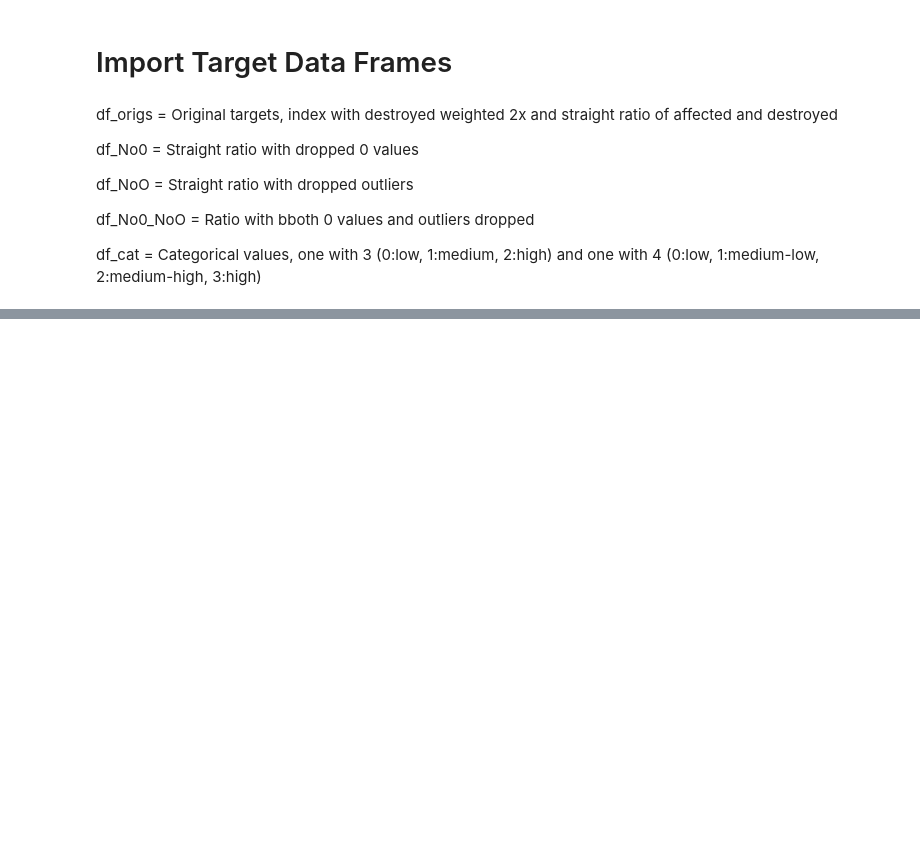
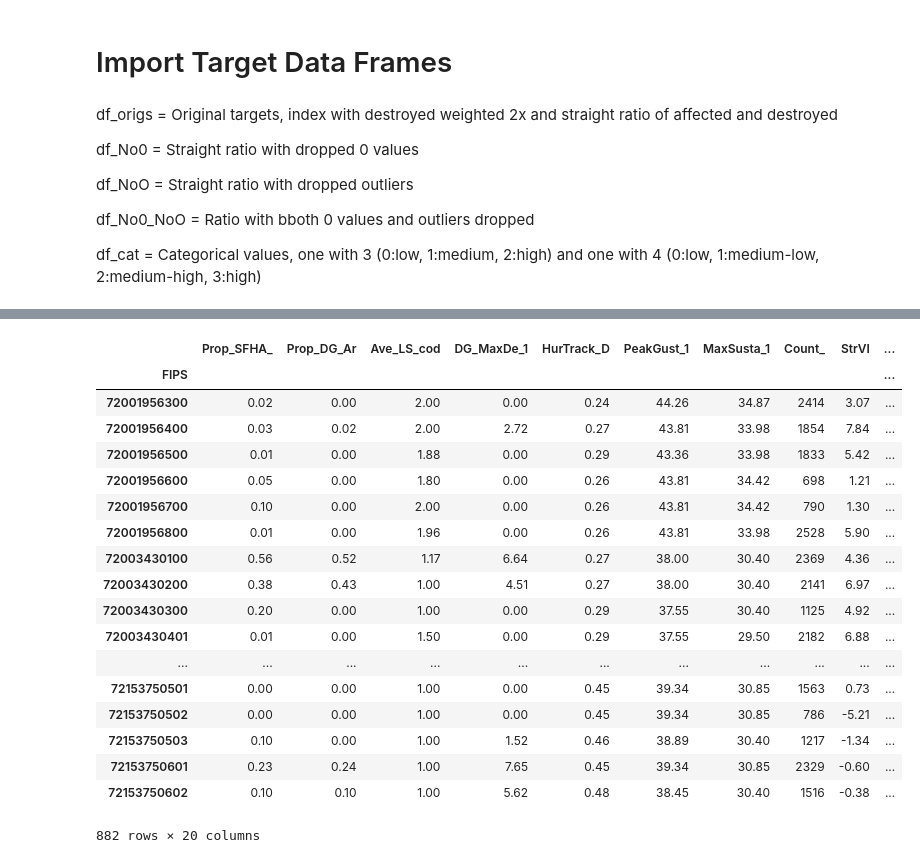
Before and after one commit to l-szczyrba/PR_Maria_RandomForest, a Jupyter notebook: Testing_Function.ipynb, the cells around one changed output, grey strips where cells are left out. Drawn from its saved outputs; the diff is of its cells as text; code cells hidden in the pictures; blank space fills up the shorter version.

Commit message:
merged features and predictors into one dataset

```diff
--- a/Testing_Function.ipynb
+++ b/Testing_Function.ipynb
@@ -13,11 +13,11 @@ from sklearn.metrics import mean_squared_error
 # %% [markdown]
 # Import Features Dataframe (df_features)
 # %%
-data = pd.read_excel("/Users/lszczyrba/Documents/Research/Projects/PR_Housing/Data/AllFeatures20191018.xlsx")
+data = pd.read_excel("/Users/lszczyrba/Documents/Research/Projects/PR_Housing/Data/AllFeatures20191021.xlsx")
 df_features = pd.DataFrame(data)
 df_features = df_features.set_index(['FIPS'])
 
-df_features.drop('DMG_Index',axis=1, inplace=True)
+#df_features.drop('DMG_Index',axis=1, inplace=True)
 # %% [markdown]
 # Import Target Data Frames
 # %% [markdown]
@@ -51,4 +51,2 @@ cat = pd.read_excel("/Users/lszczyrba/Documents/Research/Projects/PR_Housing/Dat
 df_cat = pd.DataFrame(cat)
 df_cat = df_cat.set_index(['FIPS'])
-# %%
-df_features.drop('DMG_Index',axis=1, inplace=True)
@@ -66,0 +58,6 @@ df_features.describe()
+# %%
+master_df = df_features.merge(df_origs, right_index=True, left_index=True, how='left') \
+.merge(df_No0, right_index = True, left_index=True, how='left') \
+.merge(df_NoO, right_index = True, left_index=True, how='left') \
+.merge(df_No0_NoO, right_index=True, left_index=True, how='left') \
+.merge(df_cat, right_index=True, left_index=True, how='left')
@@ -66,0 +66,22 @@ df_features.describe()
+# %%
+master_df
+# %% [output]
+|  | Prop_SFHA_ | Prop_DG_Ar | Ave_LS_cod | DG_MaxDe_1 | HurTrack_D | PeakGust_1 | MaxSusta_1 | Count_ | StrVI | ... |
+| FIPS |  |  |  |  |  |  |  |  |  | ... |
+| 72001956300 | 0.02 | 0.00 | 2.00 | 0.00 | 0.24 | 44.26 | 34.87 | 2414 | 3.07 | ... |
+| 72001956400 | 0.03 | 0.02 | 2.00 | 2.72 | 0.27 | 43.81 | 33.98 | 1854 | 7.84 | ... |
+| 72001956500 | 0.01 | 0.00 | 1.88 | 0.00 | 0.29 | 43.36 | 33.98 | 1833 | 5.42 | ... |
+| 72001956600 | 0.05 | 0.00 | 1.80 | 0.00 | 0.26 | 43.81 | 34.42 | 698 | 1.21 | ... |
+| 72001956700 | 0.10 | 0.00 | 2.00 | 0.00 | 0.26 | 43.81 | 34.42 | 790 | 1.30 | ... |
+| 72001956800 | 0.01 | 0.00 | 1.96 | 0.00 | 0.26 | 43.81 | 33.98 | 2528 | 5.90 | ... |
+| 72003430100 | 0.56 | 0.52 | 1.17 | 6.64 | 0.27 | 38.00 | 30.40 | 2369 | 4.36 | ... |
+| 72003430200 | 0.38 | 0.43 | 1.00 | 4.51 | 0.27 | 38.00 | 30.40 | 2141 | 6.97 | ... |
+| 72003430300 | 0.20 | 0.00 | 1.00 | 0.00 | 0.29 | 37.55 | 30.40 | 1125 | 4.92 | ... |
+| 72003430401 | 0.01 | 0.00 | 1.50 | 0.00 | 0.29 | 37.55 | 29.50 | 2182 | 6.88 | ... |
+| ... | ... | ... | ... | ... | ... | ... | ... | ... | ... | ... |
+| 72153750501 | 0.00 | 0.00 | 1.00 | 0.00 | 0.45 | 39.34 | 30.85 | 1563 | 0.73 | ... |
+| 72153750502 | 0.00 | 0.00 | 1.00 | 0.00 | 0.45 | 39.34 | 30.85 | 786 | -5.21 | ... |
+| 72153750503 | 0.10 | 0.00 | 1.00 | 1.52 | 0.46 | 38.89 | 30.40 | 1217 | -1.34 | ... |
+| 72153750601 | 0.23 | 0.24 | 1.00 | 7.65 | 0.45 | 39.34 | 30.85 | 2329 | -0.60 | ... |
+| 72153750602 | 0.10 | 0.10 | 1.00 | 5.62 | 0.48 | 38.45 | 30.40 | 1516 | -0.38 | ... |
+882 rows × 20 columns
```
Also changed, not shown: parts of 4 cells of this notebook, 2 other files.
